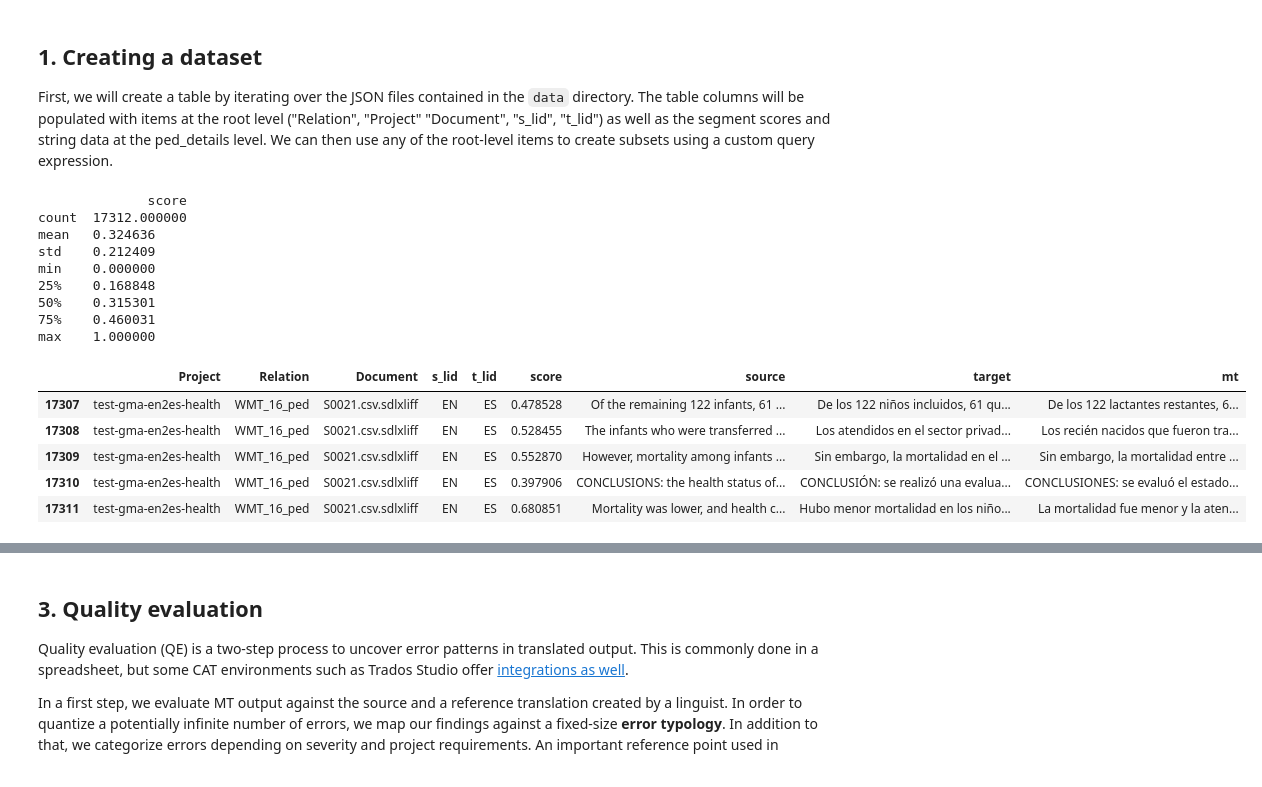
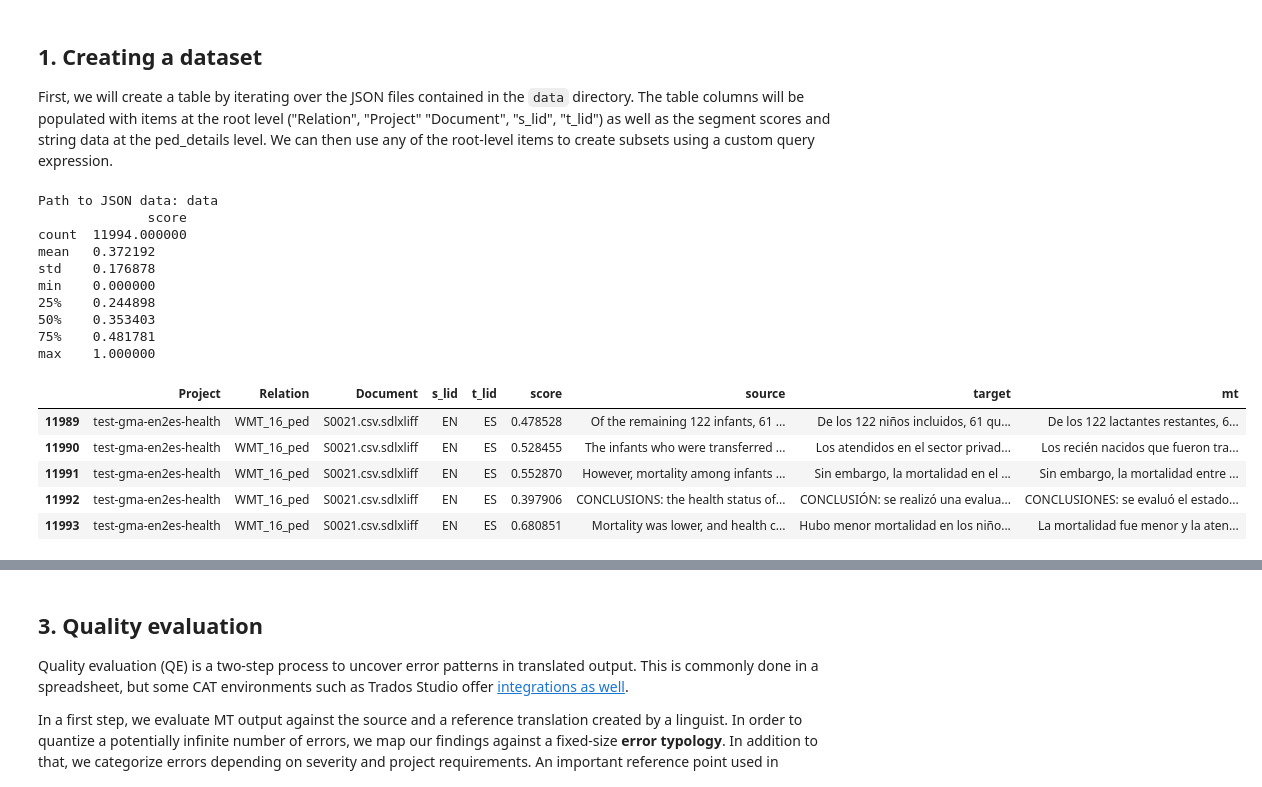
Before and after one commit to SeeligA/ped_reader, a Jupyter notebook: ped_reader_nb.ipynb, the cells around one changed output, grey strips where cells are left out. Cells and saved outputs as stored; diff of their text form; code cells hidden in the pictures.

```diff
--- a/ped_reader_nb.ipynb
+++ b/ped_reader_nb.ipynb
@@ -26,23 +29,25 @@ from source.entries import SearchMTEntry, SearchSourceEntry, ToggleCaseEntry
 First, we will create a table by iterating over the JSON files contained in the `data` directory. The table columns will be populated with items at the root level ("Relation", "Project" "Document", "s_lid", "t_lid") as well as the segment scores and string data at the ped_details level. We can then use any of the root-level items to create subsets using a custom query expression.
 # %%
 # Create table from file in data subfolder
-df = create_df("data")
+data_path = input('Path to JSON data: ')
+df = create_df(data_path)
 print(df.describe())
 # Show the last 5 rows of the table
 df.tail()
 # %% [output]
+Path to JSON data: data
               score
-count  17312.000000
-mean   0.324636
-std    0.212409
+count  11994.000000
+mean   0.372192
+std    0.176878
 min    0.000000
-25%    0.168848
-50%    0.315301
-75%    0.460031
+25%    0.244898
+50%    0.353403
+75%    0.481781
 max    1.000000
 |  | Project | Relation | Document | s_lid | t_lid | score | source | target | mt |
-| 17307 | test-gma-en2es-health | WMT_16_ped | S0021.csv.sdlxliff | EN | ES | 0.478528 | Of the remaining 122 infants, 61 ... | De los 122 niños incluidos, 61 qu... | De los 122 lactantes restantes, 6... |
-| 17308 | test-gma-en2es-health | WMT_16_ped | S0021.csv.sdlxliff | EN | ES | 0.528455 | The infants who were transferred ... | Los atendidos en el sector privad... | Los recién nacidos que fueron tra... |
-| 17309 | test-gma-en2es-health | WMT_16_ped | S0021.csv.sdlxliff | EN | ES | 0.552870 | However, mortality among infants ... | Sin embargo, la mortalidad en el ... | Sin embargo, la mortalidad entre ... |
-| 17310 | test-gma-en2es-health | WMT_16_ped | S0021.csv.sdlxliff | EN | ES | 0.397906 | CONCLUSIONS: the health status of... | CONCLUSIÓN: se realizó una evalua... | CONCLUSIONES: se evaluó el estado... |
-| 17311 | test-gma-en2es-health | WMT_16_ped | S0021.csv.sdlxliff | EN | ES | 0.680851 | Mortality was lower, and health c... | Hubo menor mortalidad en los niño... | La mortalidad fue menor y la aten... |
+| 11989 | test-gma-en2es-health | WMT_16_ped | S0021.csv.sdlxliff | EN | ES | 0.478528 | Of the remaining 122 infants, 61 ... | De los 122 niños incluidos, 61 qu... | De los 122 lactantes restantes, 6... |
+| 11990 | test-gma-en2es-health | WMT_16_ped | S0021.csv.sdlxliff | EN | ES | 0.528455 | The infants who were transferred ... | Los atendidos en el sector privad... | Los recién nacidos que fueron tra... |
+| 11991 | test-gma-en2es-health | WMT_16_ped | S0021.csv.sdlxliff | EN | ES | 0.552870 | However, mortality among infants ... | Sin embargo, la mortalidad en el ... | Sin embargo, la mortalidad entre ... |
+| 11992 | test-gma-en2es-health | WMT_16_ped | S0021.csv.sdlxliff | EN | ES | 0.397906 | CONCLUSIONS: the health status of... | CONCLUSIÓN: se realizó una evalua... | CONCLUSIONES: se evaluó el estado... |
+| 11993 | test-gma-en2es-health | WMT_16_ped | S0021.csv.sdlxliff | EN | ES | 0.680851 | Mortality was lower, and health c... | Hubo menor mortalidad en los niño... | La mortalidad fue menor y la aten... |
```
Also changed, not shown: parts of 10 cells of this notebook, 4 other files.
